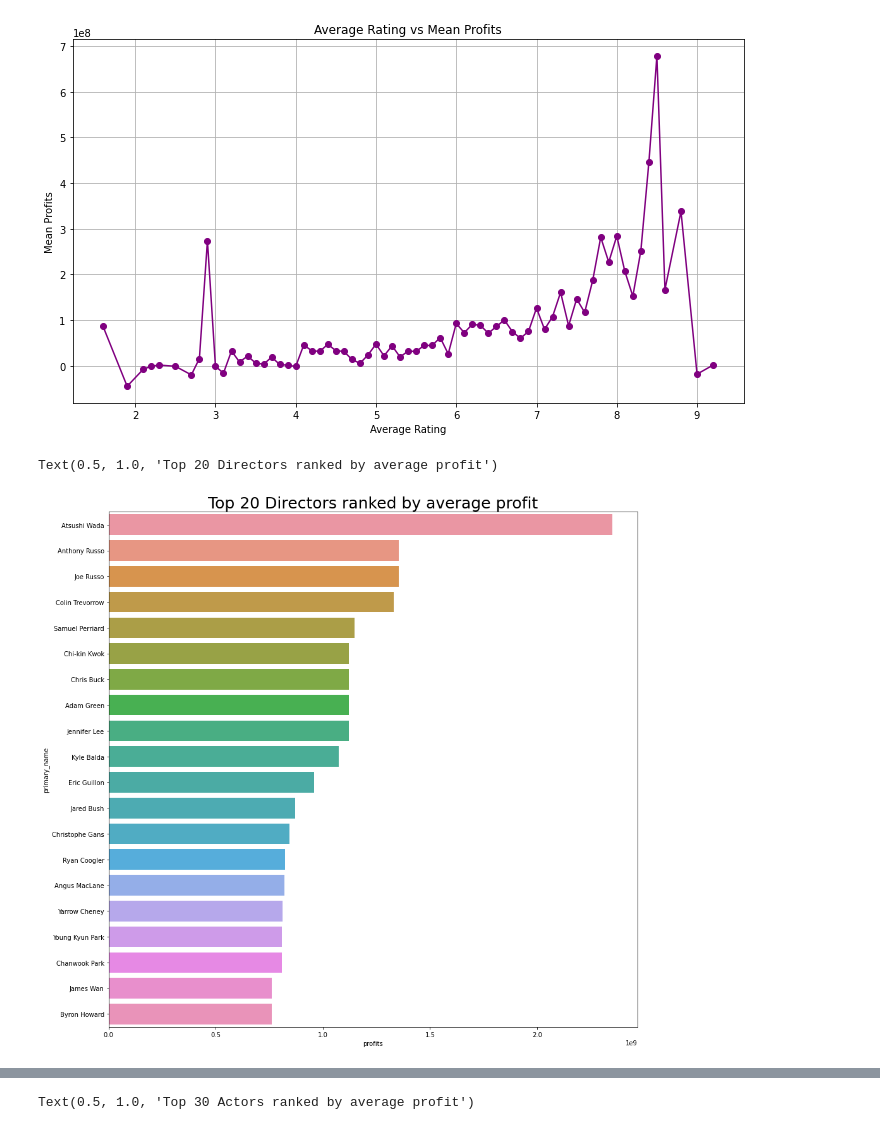
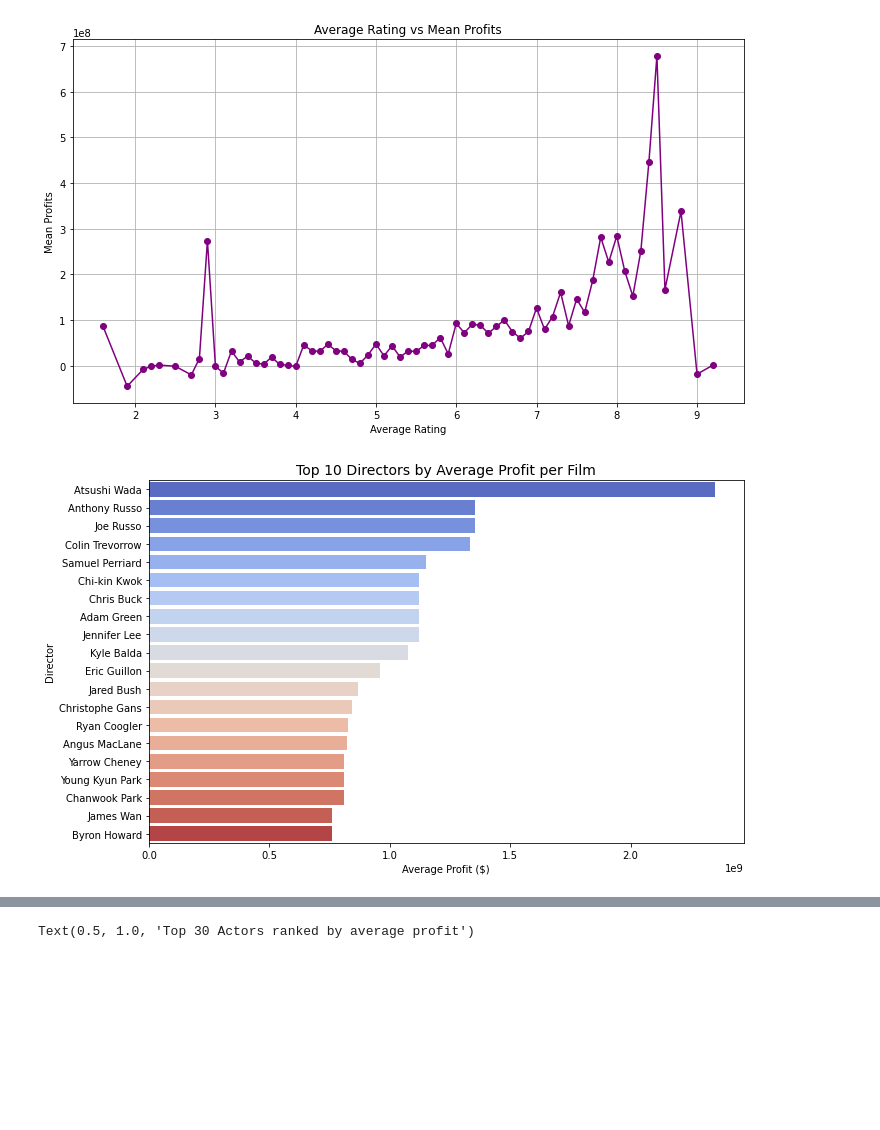
Before and after one commit to FrancisNdirangu/Phase-2-Project, a Jupyter notebook: movies_notebook_2 brian visuals.ipynb, the cells around one changed output, grey strips where cells are left out. Cells and saved outputs as stored; diff of their text form; code cells hidden in the pictures; blank space fills up the shorter version.

```diff
--- a/movies_notebook_2 brian visuals.ipynb
+++ b/movies_notebook_2 brian visuals.ipynb
@@ -724,14 +724,30 @@ plt.show()
 # %% [output]
 [figure]
 # %%
-#average profits per director
-directors_id_groupby = all_combined[all_combined['category'] == 'director'].groupby('primary_name').mean().sort_values('profits',ascending=False)
-top_20_directors_by_profit = directors_id_groupby.head(20)
-top_20_directors_by_profit
+#Step 1: Drop rows where any of the key columns are missing
+df_profit = all_combined.dropna(subset=['category', 'primary_name', 'profits'])
 
-fig,ax = plt.subplots(figsize=(15,15))
-sns.barplot(data = top_20_directors_by_profit,x='profits',y=top_20_directors_by_profit.index)
-ax.set_title('Top 20 Directors ranked by average profit',fontdict={'fontsize':25})
+# Step 2: Filter for directors only
+df_directors = all_combined[all_combined['category'] == 'director']
+
+# Step 3: Group by director's name and calculate average profit
+director_profit = df_directors.groupby('primary_name')['profits'].mean().reset_index()
+
+# Step 4: Sort by average profit (highest first)
+director_profit = director_profit.sort_values(by='profits', ascending=False)
+
+# Step 5: Display top 20 most profitable directors
+director_profit.head(20)
+
+# Take top 10 profitable directors
+top_profit_directors = director_profit.head(20)
+
+plt.figure(figsize=(10, 6))
+sns.barplot(data=top_profit_directors, x='profits', y='primary_name', palette='coolwarm')
+plt.title('Top 10 Directors by Average Profit per Film', fontsize=14)
+plt.xlabel('Average Profit ($)')
+plt.ylabel('Director')
+plt.tight_layout()
+plt.show()
 # %% [output]
-Text(0.5, 1.0, 'Top 20 Directors ranked by average profit')
-[figure, old version]
+[figure, new version]
```
Also changed, not shown: parts of 19 cells of this notebook.
